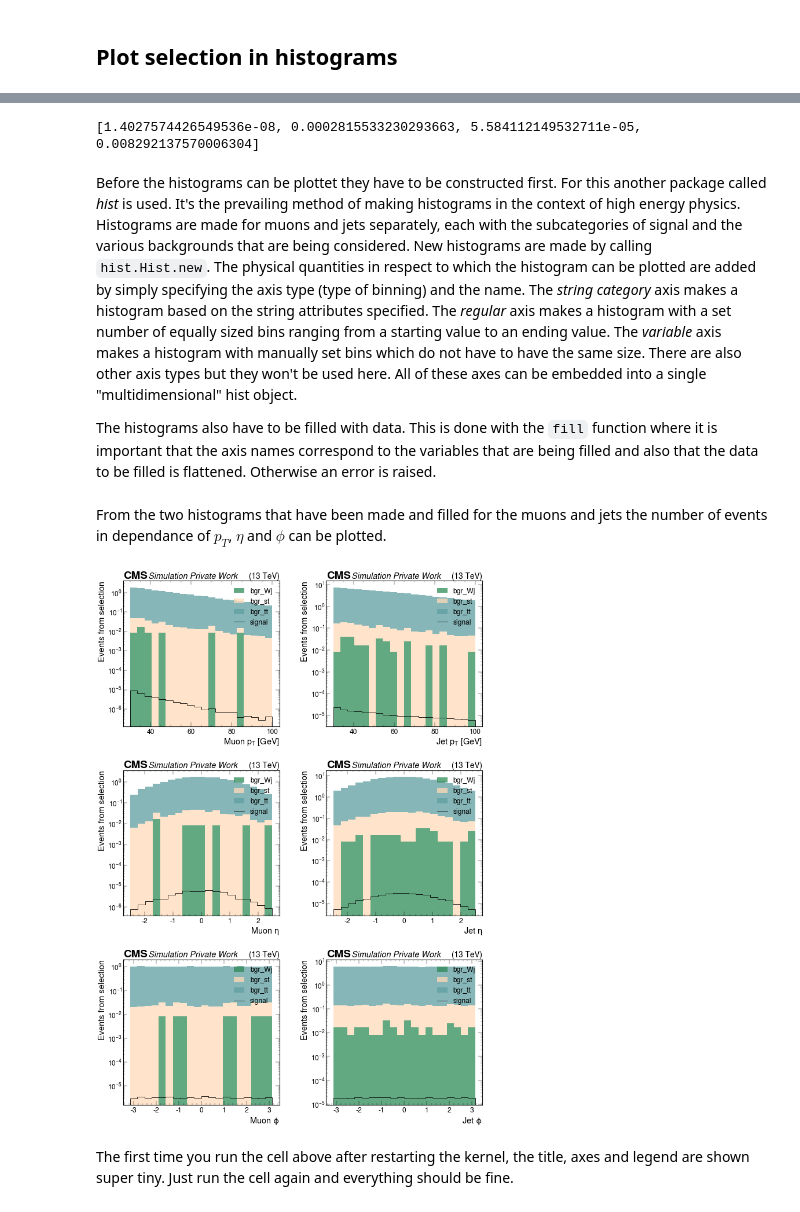
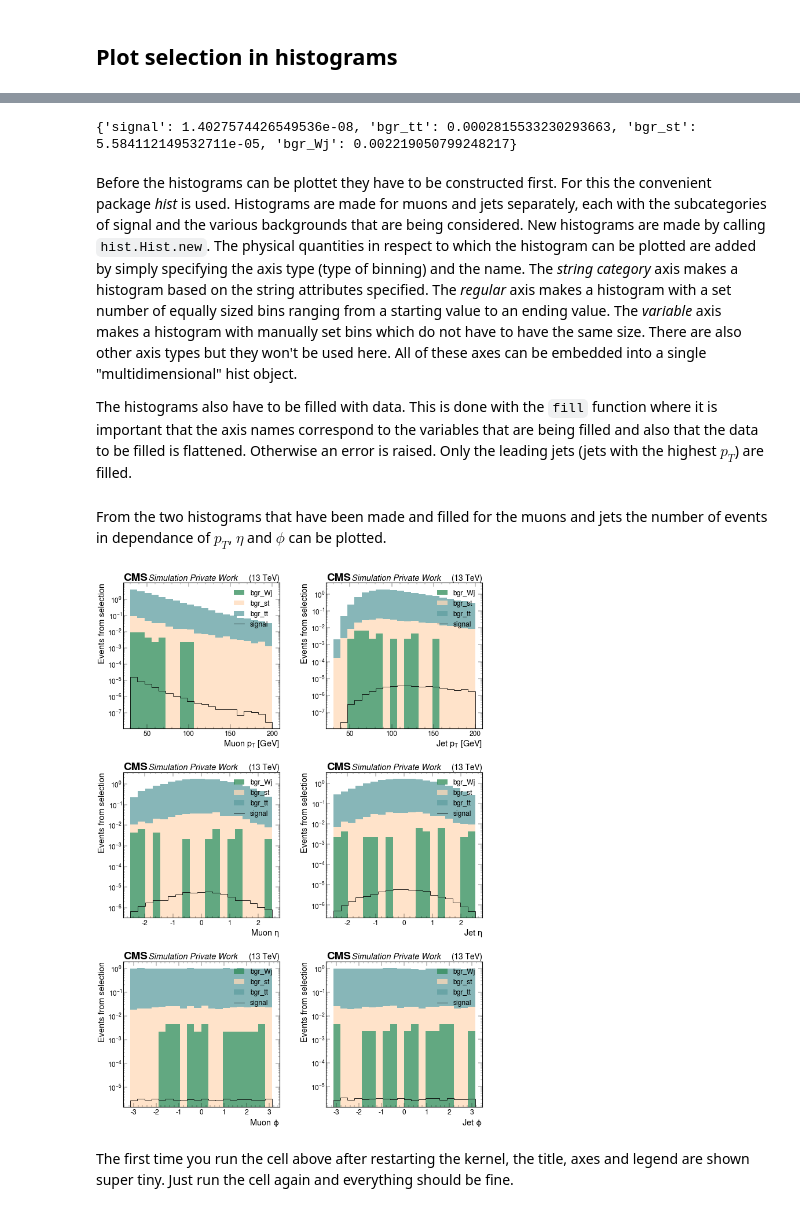
Before and after one commit to ArtMk/lhc-ml, a Jupyter notebook: 04_Event_Selection.ipynb, the cells around one changed output, grey strips where cells are left out. Drawn from its saved outputs; the diff is of its cells as text; code cells hidden in the pictures.

Commit message:
Reworked and generalized notebook for event selection

```diff
--- a/04_Event_Selection.ipynb
+++ b/04_Event_Selection.ipynb
@@ -215,10 +230,10 @@ def mask_events(event_data):
     return event_data #events_final, len(events_final)
 # %%
 # finally apply selection on data
-selection_list = [None for i in range(len(muons_list))]
+selection_dict = {}
 
-for count, events in enumerate(events_list):
-    selection_list[count] = mask_events(events)
+for events in events_dict:
+    selection_dict[events] = mask_events(events_dict[events])
 # %% [markdown]
 ## Plot selection in histograms
 # %% [markdown]
@@ -239,10 +254,10 @@ sig_st = 35.85
 sig_Wj = 3130
 
 # number of generated events prior to selection
-N_HH = len(ak.num(events_list[0]))
-N_tt = len(ak.num(events_list[1]))
-N_st = len(ak.num(events_list[2]))
-N_Wj = len(ak.num(events_list[3]))
+N_HH = len(ak.num(events_dict['signal']))
+N_tt = len(ak.num(events_dict['bgr_tt']))
+N_st = len(ak.num(events_dict['bgr_st']))
+N_Wj = len(ak.num(events_dict['bgr_Wj']))
 
 # "real" luminosity in pb (this value is not actually correct, it's just to get the point across)
 L = 1
@@ -259,45 +274,45 @@ w_tt = L / L_tt
 w_st = L / L_st
 w_Wj = L / L_Wj
 
-weights = [w_HH, w_tt, w_st, w_Wj]
+weights = {'signal': w_HH, 'bgr_tt': w_tt, 'bgr_st': w_st, 'bgr_Wj': w_Wj}
 
 print(weights)
 # %% [output]
-[1.4027574426549536e-08, 0.0002815533230293663, 5.584112149532711e-05, 0.008292137570006304]
+{'signal': 1.4027574426549536e-08, 'bgr_tt': 0.0002815533230293663, 'bgr_st': 5.584112149532711e-05, 'bgr_Wj': 0.002219050799248217}
 # %% [markdown]
-Before the histograms can be plottet they have to be constructed first. For this another package called *hist* is used. It's the prevailing method of making histograms in the context of high energy physics. Histograms are made for muons and jets separately, each with the subcategories of signal and the various backgrounds that are being considered. New histograms are made by calling `hist.Hist.new`. The physical quantities in respect to which the histogram can be plotted are added by simply specifying the axis type (type of binning) and the name. The *string category* axis makes a histogram based on the string attributes specified. The *regular* axis makes a histogram with a set number of equally sized bins ranging from a starting value to an ending value. The *variable* axis makes a histogram with manually set bins which do not have to have the same size. There are also other axis types but they won't be used here. All of these axes can be embedded into a single "multidimensional" hist object.
+Before the histograms can be plottet they have to be constructed first. For this the convenient package *hist* is used. Histograms are made for muons and jets separately, each with the subcategories of signal and the various backgrounds that are being considered. New histograms are made by calling `hist.Hist.new`. The physical quantities in respect to which the histogram can be plotted are added by simply specifying the axis type (type of binning) and the name. The *string category* axis makes a histogram based on the string attributes specified. The *regular* axis makes a histogram with a set number of equally sized bins ranging from a starting value to an ending value. The *variable* axis makes a histogram with manually set bins which do not have to have the same size. There are also other axis types but they won't be used here. All of these axes can be embedded into a single "multidimensional" hist object.
 
-The histograms also have to be filled with data. This is done with the `fill` function where it is important that the axis names correspond to the variables that are being filled and also that the data to be filled is flattened. Otherwise an error is raised.
+The histograms also have to be filled with data. This is done with the `fill` function where it is important that the axis names correspond to the variables that are being filled and also that the data to be filled is flattened. Otherwise an error is raised. Only the leading jets (jets with the highest $p_T$) are filled.
 # %%
+# files list in order
+files_list = ['signal', 'bgr_tt', 'bgr_st', 'bgr_Wj']
+
 # object list
-objects = [["Muon", ["signal", "bgr_tt", "bgr_st", "bgr_Wj"]], ["Jet", ["signal", "bgr_tt", "bgr_st", "bgr_Wj"]]]
+objects = {"Muon": files_list, "Jet": files_list}
 
 object_hist_dict = {}
 
 for i in objects:
 
     # construct histogram for muons and jets displaying the distribution in pt, eta and phi
-    object_hist_dict[i[0]] = (
+    object_hist_dict[i] = (
         hist.Hist.new
-        .StrCat([i[1][0], i[1][3], i[1][2], i[1][1]], name = "object_type", label = "object") # histrogramm with 4 separate categories
-        .Reg(20, 30, 100, name = "pt", label = f"{i[0]} " + "$p_{T}$ [GeV]") # histogram with regular sized bins (20 bins, starting pt 30 ending pt 100)
-        .Var(np.linspace(-2.5, 2.5, 20), name = "eta", label = f"{i[0]} " + "$\eta$") # histogram with variable sized bins (specified bins [])
-        .Reg(20, -np.pi, np.pi, name = "phi", label = f"{i[0]} " + "$\\phi$")
+        .StrCat([objects[i][0], objects[i][3], objects[i][2], objects[i][1]], name = "process", label = "process") # histrogramm with 4 separate categories
+        .Reg(20, 30, 200, name = "pt", label = f"{i} " + "$p_{T}$ [GeV]") # histogram with regular sized bins (20 bins, starting pt 30 ending pt 100)
+        .Var(np.linspace(-2.5, 2.5, 20), name = "eta", label = f"{i} " + "$\eta$") # histogram with variable sized bins (specified bins [])
+        .Reg(20, -np.pi, np.pi, name = "phi", label = f"{i} " + "$\\phi$")
         .Double() # what is this though?
     )
 
-    for count, sub_cat in enumerate(i[1]):
+    for sub_cat in objects[i]:
 
-        # Pass keyword arguments to fill, all arrays must be flat numpy arrays
-        # User is responsible for ensuring all arrays have same jagged structure!
-
-        # histogram fill for electrons
-        object_hist_dict[i[0]].fill(
-            object_type = sub_cat,
-            pt = ak.flatten(selection_list[count][i[0]].pt),
-            eta = ak.flatten(selection_list[count][i[0]].eta),
-            phi = ak.flatten(selection_list[count][i[0]].phi),
-            weight = weights[count]
+        # fill histograms with leading jets
+        object_hist_dict[i].fill(
+            process = sub_cat,
+            pt = selection_dict[sub_cat][i].pt[:, 0],
+            eta = selection_dict[sub_cat][i].eta[:, 0],
+            phi = selection_dict[sub_cat][i].phi[:, 0],
+            weight = weights[sub_cat]
         )
 # %%
 # construct sub histograms to be plotted
@@ -338,36 +353,36 @@ axes = {0: ax1, 1: ax2, 2: ax3, 3: ax4, 4: ax5, 5: ax6}
 
 for count, sub_hist in enumerate(selection_hist):
 
     # plot of background sub histogram
     sub_hist[1].plot1d(
         ax = axes[count],
-        overlay = "object_type",
+        overlay = "process",
         histtype = "fill",
         stack = True,
         alpha = a,
         edgecolor = (0, 0, 0, 0.3),
         # label = "muons"
     )
 
     # plot of signal sub histogram
     sub_hist[0].plot1d(
         ax = axes[count],
-        overlay = "object_type",
+        overlay = "process",
         histtype = "step",
         stack = False,
         alpha = 1,
         edgecolor = (0, 0, 0, 0),
         label = "signal"
     )
 
     axes[count].semilogy()
     axes[count].set_ylabel("Events from selection")
     mplhep.cms.label(ax = axes[count], label="Private Work")
     axes[count].legend()
 
 plt.show()
 # %% [output]
-[figure, old version]
+[figure, new version]
 # %% [markdown]
 The first time you run the cell above after restarting the kernel, the title, axes and legend are shown super tiny. Just run the cell again and everything should be fine.
 # %% [markdown]
```
Also changed, not shown: parts of 9 cells of this notebook.
